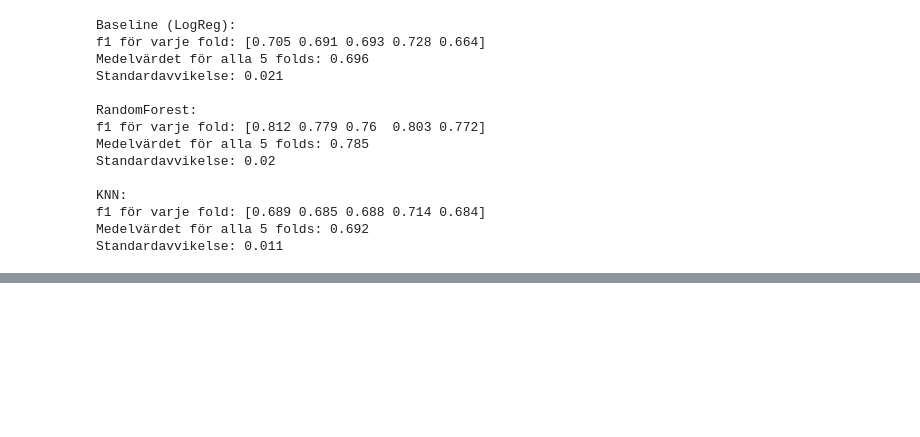
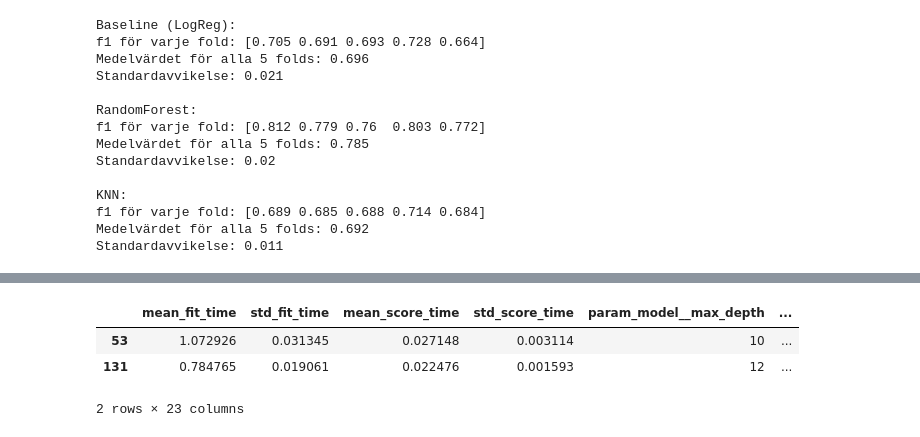
Before and after one commit to Jack-JackAttack/California_Housing, a Jupyter notebook: report.ipynb, the cells around one changed output, grey strips where cells are left out. Cells and saved outputs as stored; diff of their text form; code cells hidden in the pictures; blank space fills up the shorter version.

```diff
--- a/report.ipynb
+++ b/report.ipynb
@@ -342,0 +426,7 @@ Standardavvikelse: 0.011
+# %%
+res_rf.iloc[filtered_balance.index]
+# %% [output]
+|  | mean_fit_time | std_fit_time | mean_score_time | std_score_time | param_model__max_depth | ... |
+| 53 | 1.072926 | 0.031345 | 0.027148 | 0.003114 | 10 | ... |
+| 131 | 0.784765 | 0.019061 | 0.022476 | 0.001593 | 12 | ... |
+2 rows × 23 columns
```
Also changed, not shown: parts of 12 cells of this notebook.
